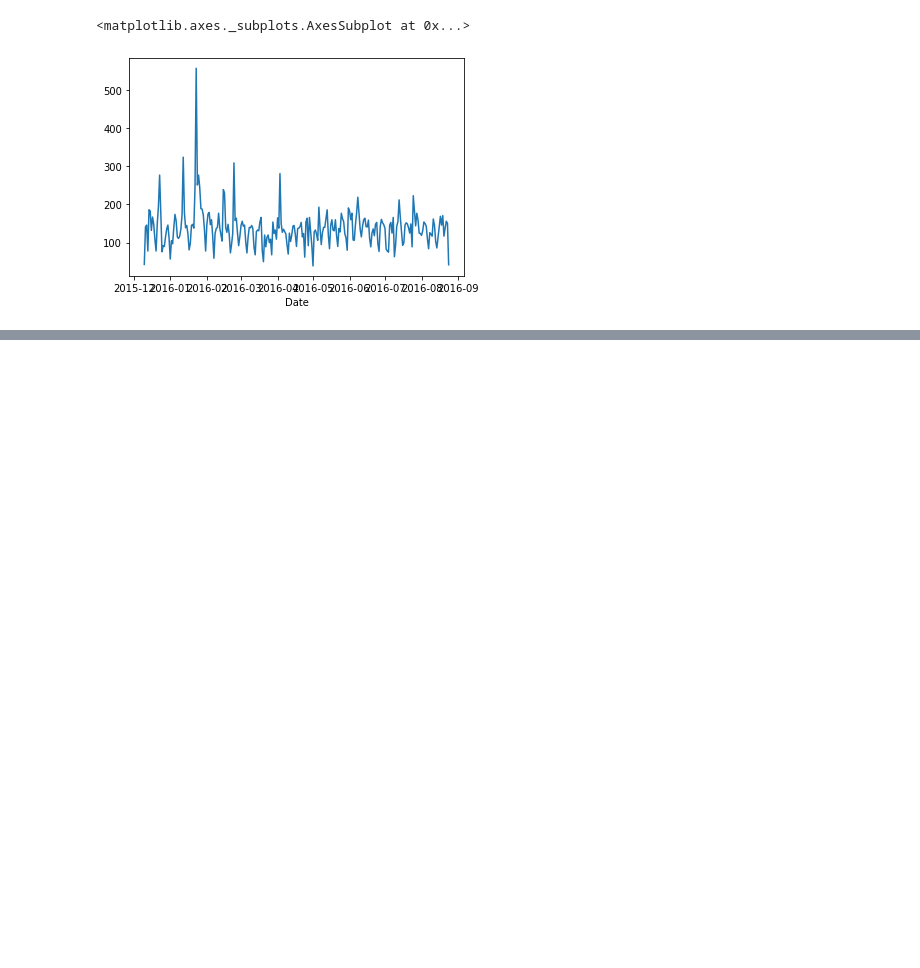
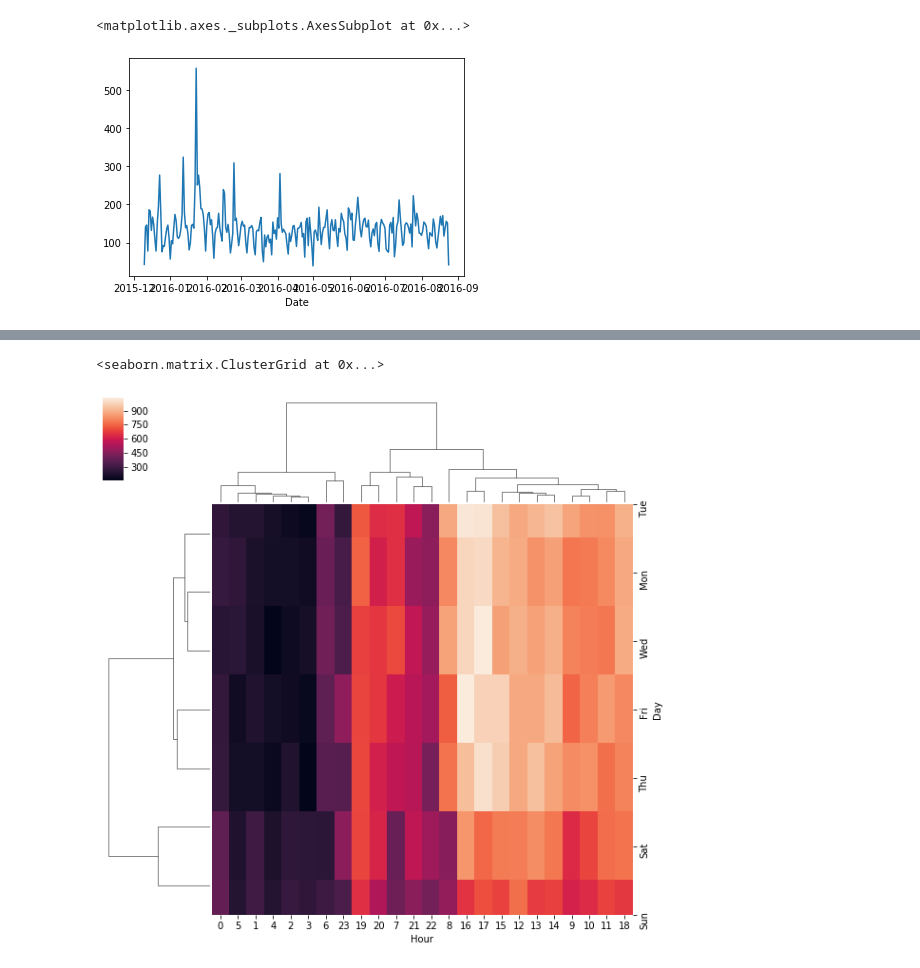
Before and after one commit to JujarP/911-calls, a Jupyter notebook: 911_calls.ipynb, the cells around one changed output, grey strips where cells are left out. Saved outputs shown, nothing was run; the diff lists cells and outputs as text; code cells hidden in the pictures; blank space fills up the shorter version.

```diff
--- a/911_calls.ipynb
+++ b/911_calls.ipynb
@@ -193,0 +235,6 @@ df[df['Reason']=='Traffic'].groupby('Date').count()['twp'].plot()
+# %%
+# CLUSTERMAP USING DAY-HOUR DATAFRAME
+sns.clustermap(dayhour_df)
+# %% [output]
+<seaborn.matrix.ClusterGrid at 0x...>
+[figure, added]
```
Also changed, not shown: parts of 8 cells of this notebook.
